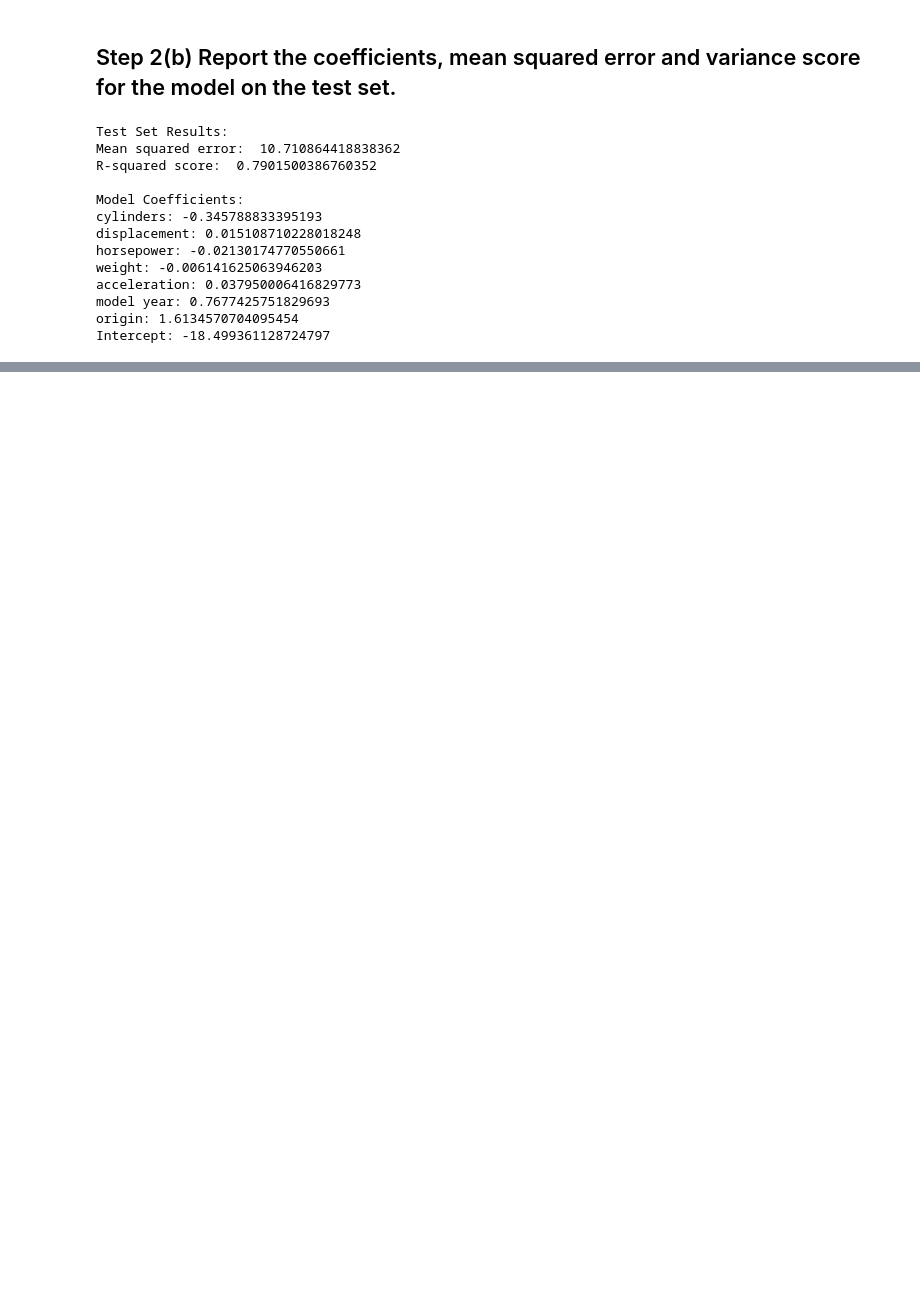
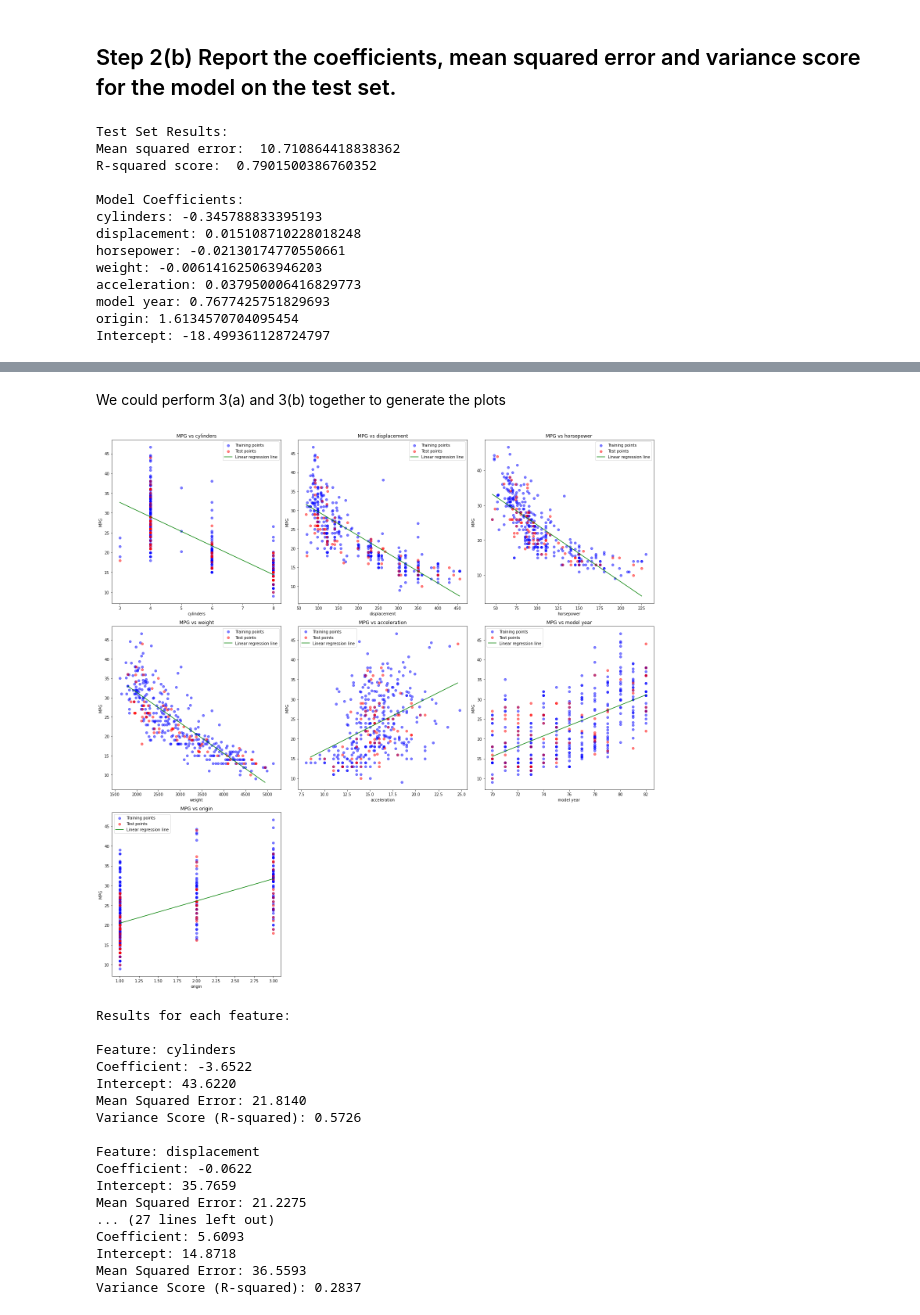
Before and after one commit to chch1022/cs6220_2024, a Jupyter notebook: M6-A6.ipynb, the cells around one changed output, grey strips where cells are left out. Cells and saved outputs as stored; diff of their text form; code cells hidden in the pictures; blank space fills up the shorter version.

```diff
--- a/M6-A6.ipynb
+++ b/M6-A6.ipynb
@@ -90 +96,80 @@ Intercept: -18.499361128724797
+# %% [markdown]
+We could perform 3(a) and 3(b) together to generate the plots
+# %%
+results = []
+
+fig, axes = plt.subplots(3, 3, figsize=(20, 20))
+axes = axes.ravel()  # Flatten the 2D array of axes
+
+for i, feature in enumerate(features):
+    # Step 3(a): Use each feature alone to fit a linear regression model on the training set
+    X = df[[feature]]
+    y = df['mpg']
+
+    X_train, X_test, y_train, y_test = train_test_split(X, y, test_size=0.2, random_state=42)
+
+    model = LinearRegression()
+    model.fit(X_train, y_train)
+
+    # Step 3(b): Report metrics on the test set
+    y_pred = model.predict(X_test)
+    mse = mean_squared_error(y_test, y_pred)
+    r2 = r2_score(y_test, y_pred)
+
+    # Store results
+    results.append({
+        'feature': feature,
+        'coefficient': model.coef_[0],
+        'intercept': model.intercept_,
+        'mse': mse,
+        'r2': r2
+    })
+
+    # Create plot
+    ax = axes[i]
+    ax.scatter(X_train, y_train, color='blue', alpha=0.5, label='Training points')
+    ax.scatter(X_test, y_test, color='red', alpha=0.5, label='Test points')
+
+    # Sort X_test and y_pred for a smooth line plot
+    X_test_sorted, y_pred_sorted = zip(*sorted(zip(X_test.values.ravel(), y_pred)))
+    ax.plot(X_test_sorted, y_pred_sorted, color='green', label='Linear regression line')
+
+    ax.set_xlabel(feature)
+    ax.set_ylabel('MPG')
+    ax.set_title(f'MPG vs {feature}')
+    ax.legend()
+
+# Remove any unused subplots
+for j in range(i+1, len(axes)):
+    fig.delaxes(axes[j])
+
+plt.tight_layout()
+plt.show()
+
+print("Results for each feature:")
+for result in results:
+    print(f"\nFeature: {result['feature']}")
+    print(f"Coefficient: {result['coefficient']:.4f}")
+    print(f"Intercept: {result['intercept']:.4f}")
+    print(f"Mean Squared Error: {result['mse']:.4f}")
+    print(f"Variance Score (R-squared): {result['r2']:.4f}")
+# %% [output]
+[figure, added]
+Results for each feature:
+
+Feature: cylinders
+Coefficient: -3.6522
+Intercept: 43.6220
+Mean Squared Error: 21.8140
+Variance Score (R-squared): 0.5726
+
+Feature: displacement
+Coefficient: -0.0622
+Intercept: 35.7659
+Mean Squared Error: 21.2275
+... (27 lines left out)
+Coefficient: 5.6093
+Intercept: 14.8718
+Mean Squared Error: 36.5593
+Variance Score (R-squared): 0.2837
 # %% [markdown]
```
Also changed, not shown: parts of 11 cells of this notebook, 1 other file.
